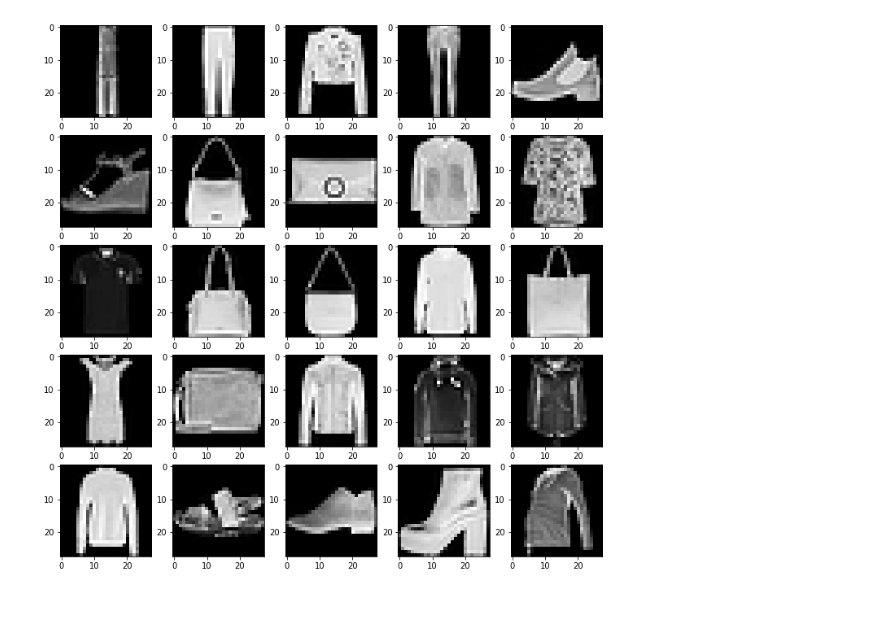
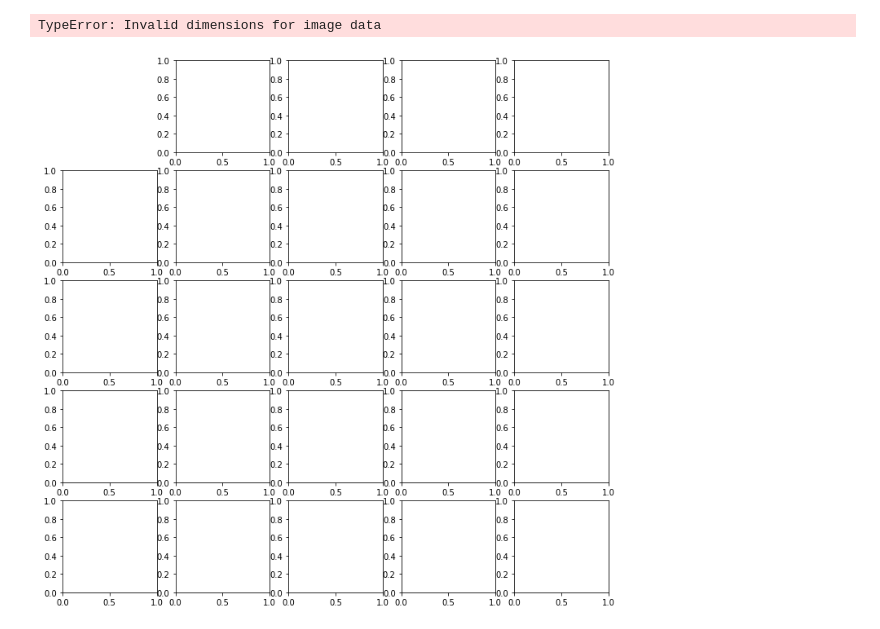
Before and after one commit to benjamintanweihao/fmnist, a Jupyter notebook: FMNIST.ipynb, the cells around one changed output. Saved outputs shown, nothing was run; the diff lists cells and outputs as text; code cells hidden in the pictures.

```diff
--- a/FMNIST.ipynb
+++ b/FMNIST.ipynb
@@ -19,7 +32,8 @@ def parse_csv(line):
     example_defaults = [[0] for _ in range(785)]
     parsed_line = tf.decode_csv(line, example_defaults)
     label = tf.reshape(parsed_line[0], shape=())
-    features = tf.reshape(parsed_line[1:], shape=(28, 28))
+    features = tf.reshape(parsed_line[1:], shape=(784, ))
+    features/= 255
     return features, label
 # %%
 train_dataset = tf.data.TextLineDataset("./data/fashion-mnist_train.csv")
@@ -52,8 +80,10 @@ Example label: tf.Tensor(3, shape=(), dtype=int32)
 # %%
-fig, axes = plt.subplots(5, 5, figsize=(12, 12))
+fig, axes = plt.subplots(5, 5, figsize=(12, 12),)
 
 for x in range(5):
     for y in range(5):
+        axes[x][y].axis('off')
         axes[x][y].imshow(features[5*x + y], cmap='gray')
 # %% [output]
+TypeError: Invalid dimensions for image data
-[figure, old version]
+[figure, new version]
```
Also changed, not shown: parts of 15 cells of this notebook.
